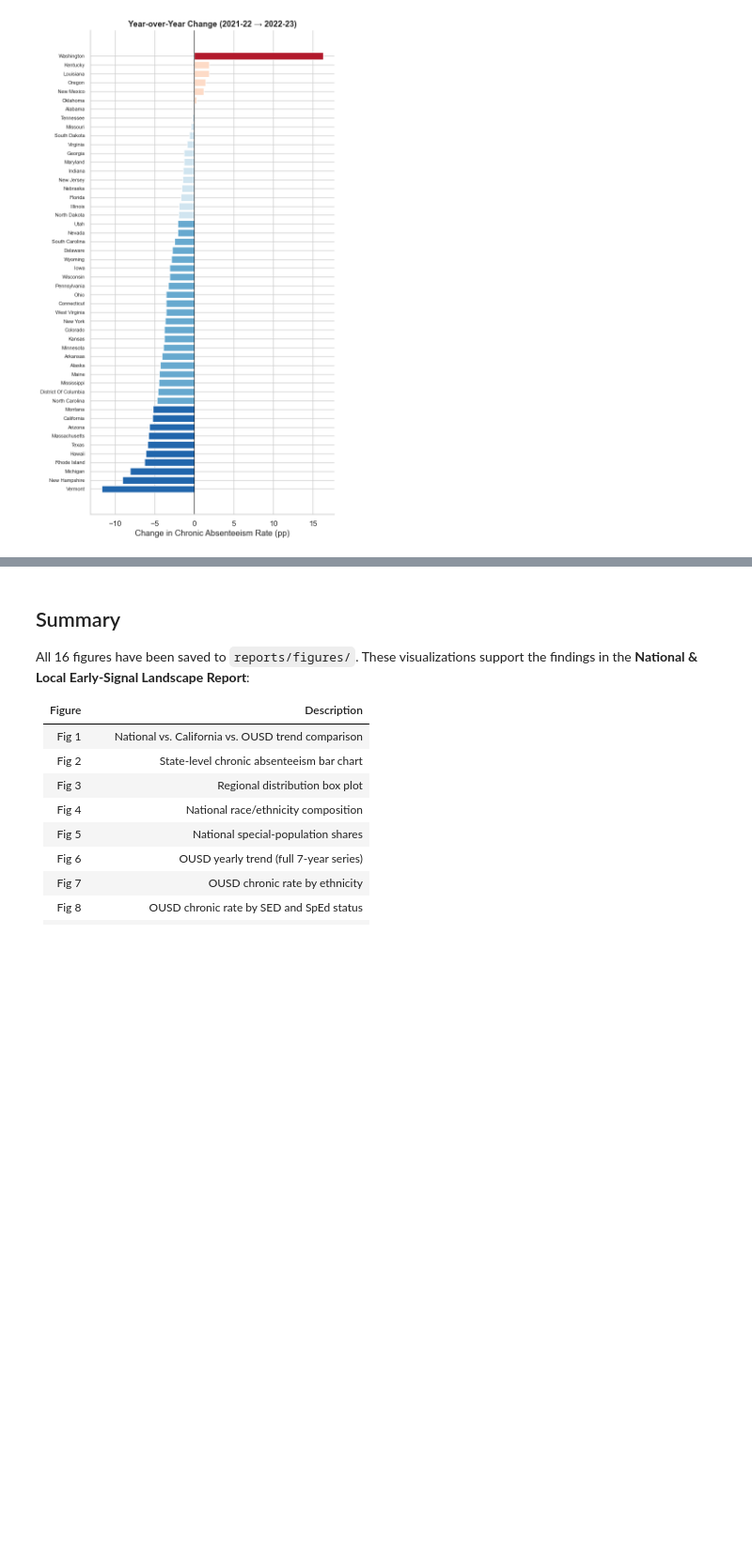
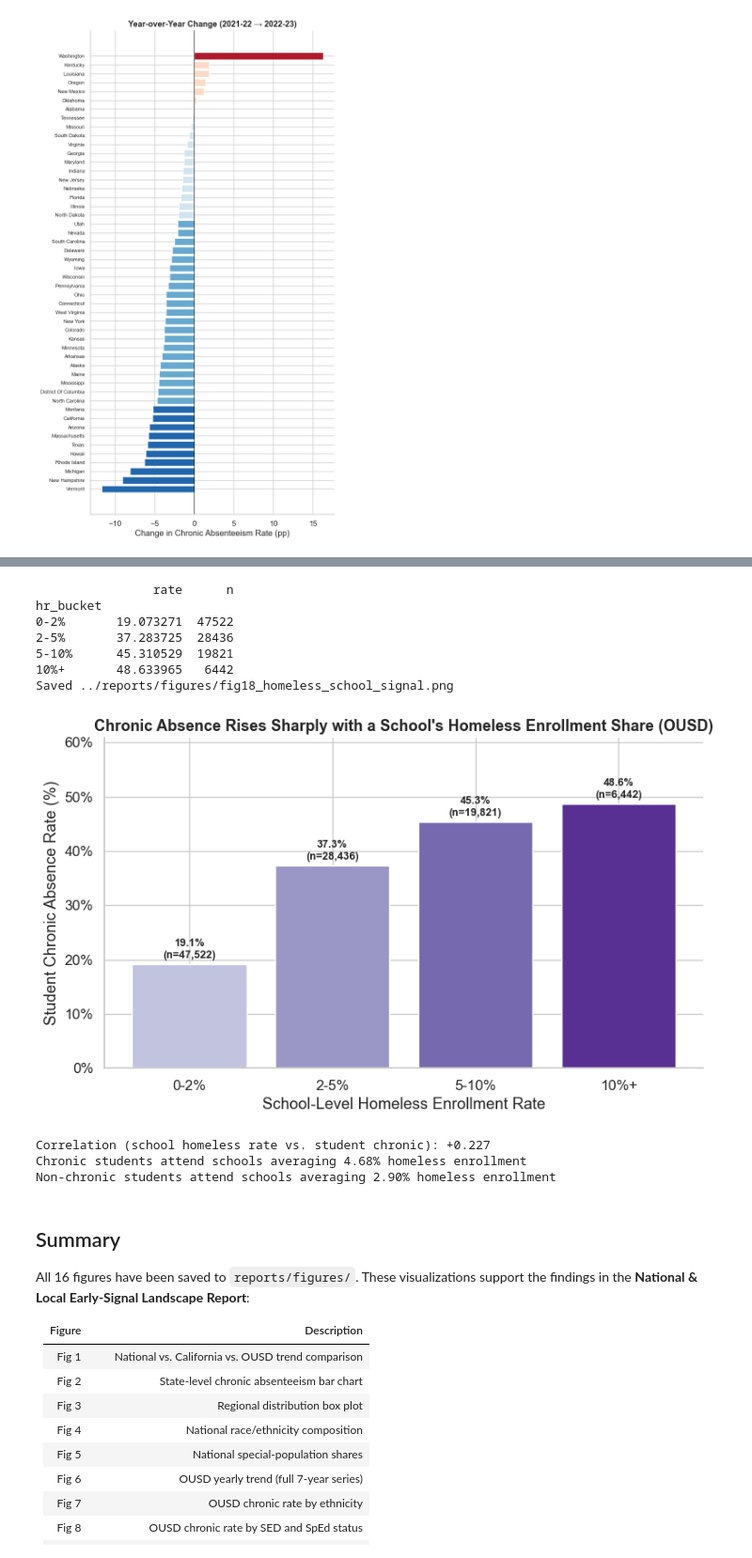
Before and after one commit to kaiagaoo/ousd-absence-prediction, a Jupyter notebook: notebooks/early_signal_landscape_analysis.ipynb, the cells around one changed output, grey strips where cells are left out. Shown at 94% size. Cells and saved outputs as stored; diff of their text form; code cells hidden in the pictures; blank space fills up the shorter version.

Commit message:
landscape report

```diff
--- a/notebooks/early_signal_landscape_analysis.ipynb
+++ b/notebooks/early_signal_landscape_analysis.ipynb
@@ -602,3 +667,50 @@ Saved ../reports/figures/fig16_yoy_change.png
+# %%
+# --- Chart 18: Student chronic rate by school-level homeless enrollment bucket ---
+m = att_h.dropna(subset=['homeless_rate']).copy()
+m['hr_bucket'] = pd.cut(m['homeless_rate'],
+                        bins=[-0.001, 0.02, 0.05, 0.10, 1.0],
+                        labels=['0-2%', '2-5%', '5-10%', '10%+'])
+hr_rates = (m.groupby('hr_bucket', observed=True)['chronic_absent']
+            .agg(['mean', 'count']).rename(columns={'mean':'rate','count':'n'}))
+hr_rates['rate'] *= 100
+print(hr_rates)
+
+fig, ax = plt.subplots(figsize=(9, 5))
+colors = plt.cm.Purples(np.linspace(0.35, 0.85, len(hr_rates)))
+bars = ax.bar(hr_rates.index.astype(str), hr_rates['rate'], color=colors, edgecolor='white')
+for bar, (lbl, row) in zip(bars, hr_rates.iterrows()):
+    ax.text(bar.get_x() + bar.get_width()/2, bar.get_height() + 1.2,
+            f'{row["rate"]:.1f}%\n(n={int(row["n"]):,})',
+            ha='center', fontsize=9, fontweight='bold')
+ax.set_xlabel('School-Level Homeless Enrollment Rate')
+ax.set_ylabel('Student Chronic Absence Rate (%)')
+ax.set_title('Chronic Absence Rises Sharply with a School\'s Homeless Enrollment Share (OUSD)',
+             fontsize=13, fontweight='bold')
+ax.set_ylim(0, max(hr_rates['rate']) * 1.25)
+ax.yaxis.set_major_formatter(mtick.PercentFormatter(decimals=0))
+sns.despine()
+savefig(fig, 'fig18_homeless_school_signal')
+plt.show()
+
+# Correlation summary
+corr = m[['homeless_rate','chronic_absent']].corr().iloc[0,1]
+chr_mean = m[m['chronic_absent']==1]['homeless_rate'].mean() * 100
+non_chr_mean = m[m['chronic_absent']==0]['homeless_rate'].mean() * 100
+print(f'\nCorrelation (school homeless rate vs. student chronic): {corr:+.3f}')
+print(f'Chronic students attend schools averaging {chr_mean:.2f}% homeless enrollment')
+print(f'Non-chronic students attend schools averaging {non_chr_mean:.2f}% homeless enrollment')
+# %% [output]
+                rate      n
+hr_bucket
+0-2%       19.073271  47522
+2-5%       37.283725  28436
+5-10%      45.310529  19821
+10%+       48.633965   6442
+Saved ../reports/figures/fig18_homeless_school_signal.png
+[figure, added]
+Correlation (school homeless rate vs. student chronic): +0.227
+Chronic students attend schools averaging 4.68% homeless enrollment
+Non-chronic students attend schools averaging 2.90% homeless enrollment
 # %% [markdown]
 ## Summary
 
```
Also changed, not shown: parts of 5 cells of this notebook, 21 other files.
